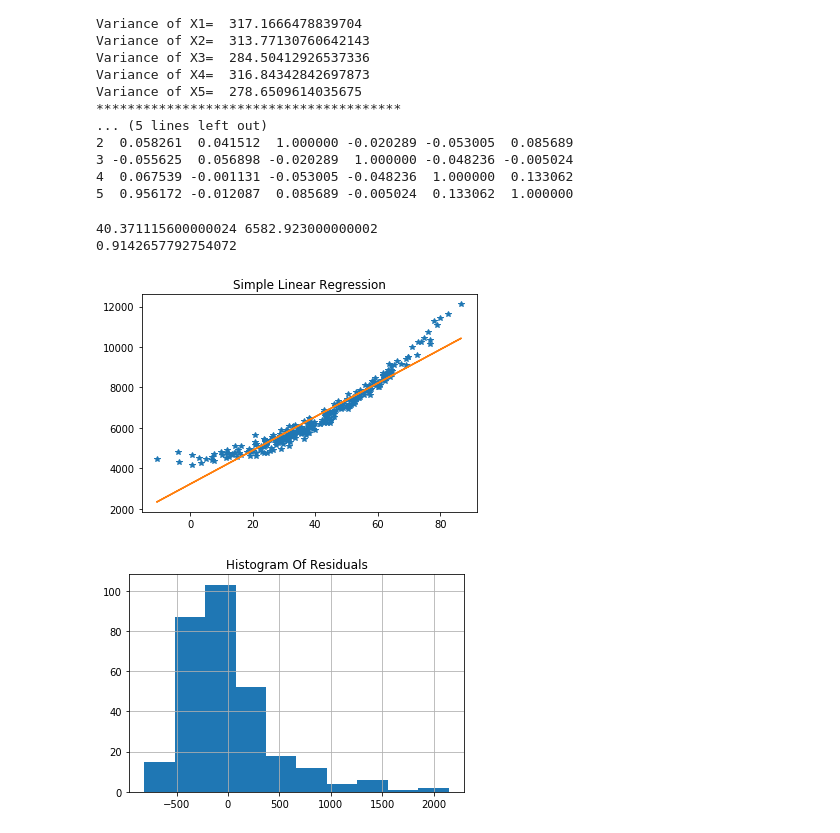
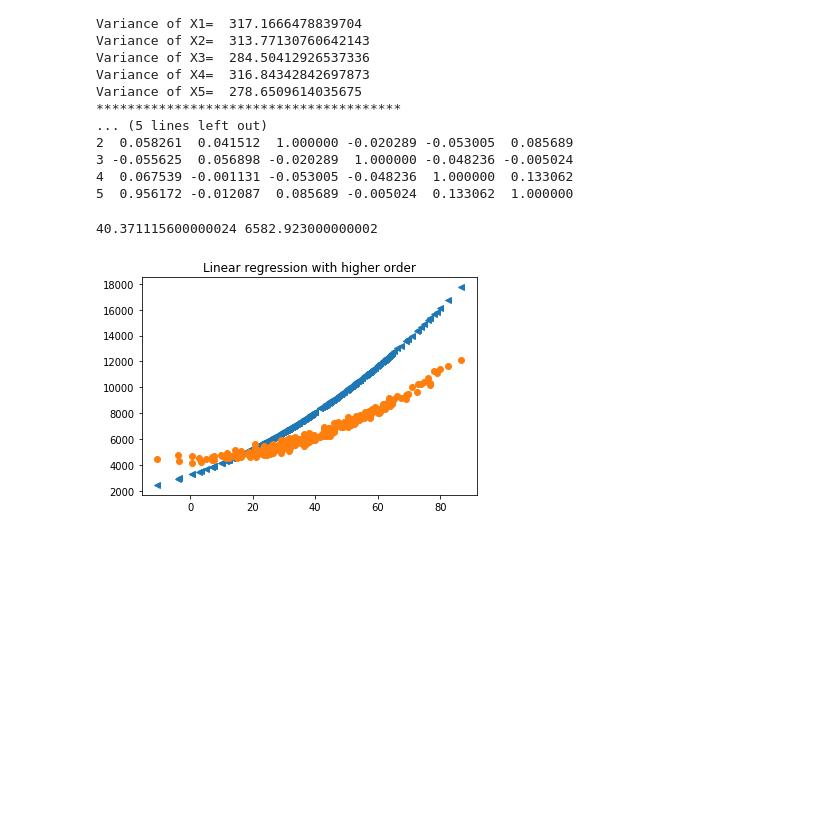
Before and after one commit to kalyanghosh/Linear-Multivariable-Regression, a Jupyter notebook: code/Project2.ipynb, the cells around one changed output. Saved outputs shown, nothing was run; the diff lists cells and outputs as text; code cells hidden in the pictures; blank space fills up the shorter version.

```diff
--- a/code/Project2.ipynb
+++ b/code/Project2.ipynb
@@ -142,39 +147,67 @@ class Simple_Linear_Regression:
         Y_i=a0+(a1*X1)
         e_i=pd.DataFrame(Y-Y_i)
         error_variance=e_i.var()
         #print (error_variance)
 
 
         #***************************************************************#
 
         #2.2 Check the p-values, R**2, and F value to determine if the regression coefficients are significant
 
         ssreg = np.sum((Y_i-meanY)**2)   # or sum([ (yihat - ybar)**2 for yihat in yhat])
         sstot = np.sum((Y - meanY)**2)    # or sum([ (yi - ybar)**2 for yi in y])
         R_squared = ssreg / sstot
 
-        print (R_squared)
+        #print (R_squared)
 
         #***************************************************************#
 
         #2.3 Plotting a Simple Linear Regression Model
 
-        plt.plot(X1,Y,'*')
-        plt.plot(X1,Y_i, '-')
-        plt.title("Simple Linear Regression")
+        #plt.plot(X1,Y,'+')
+        #plt.plot(X1,Y_i, '-')
+        #plt.title("Simple Linear Regression")
 
         #***************************************************************#
 
         #2.4 i > Draw histogram of the residuals
-        e_i.hist()
-        plt.title("Histogram Of Residuals")
+        #e_i.hist()
+        #plt.title("Histogram Of Residuals")
+
+        #***************************************************************#
+
+        #2.7 > Use a higher-order polynomial regression, i.e., Y = a0 + a1X + a2X2 + ε, to see if it gives better results
+
+        # a2=(Sx^2y)(Sxx)-(Sxy)(Sxx^2)/((Sxx)(Sx^2x^2)-(Sxx^2)^2)
+        Sxx=np.mean((X1_i_minus_meanX1)**2)
+        Sxy=np.mean((X1_i_minus_meanX1)*(Y_i_minus_meanY))
+
+        X1_squared=X1**2;
+        X1_squared_mean=np.mean(X1_squared)
+        X1_squared_minus_mean_X1_squared=X1_squared.subtract(X1_squared_mean)
+
+        Sxx2=np.mean((X1_i_minus_meanX1)*(X1_squared_minus_mean_X1_squared))
+
+        Sx2x2=np.mean(X1_squared_minus_mean_X1_squared**2)
+
+        Sx2y=np.mean((X1_squared_minus_mean_X1_squared)*Y_i_minus_meanY)
+
+        a2=((Sx2y*Sxx)-(Sxy*Sxx2))/((Sxx*Sx2x2)-((Sxx2)**2))
+
+        #print ("a2 coeffecient=",a2)
+
+        Y_i_high_order=a0+X1.multiply(a1)+(X1**2).multiply(a2)
+        #print (Y_i_high_order)
+        fig, ax = plt.subplots(1, 1, figsize=(6, 4))
+        ax.plot(X1,Y_i_high_order, '<')
+        ax.plot(X1,Y, 'o')
+        plt.title("Linear regression with higher order")
+
 
 
 
 obj=Simple_Linear_Regression(file_to_open)
 obj.linear_regression()
 # %% [output]
 40.371115600000024 6582.923000000002
-0.9142657792754072
-[figure, old version]
+[figure, new version]
-[figure, removed]
```
Also changed, not shown: parts of 2 cells of this notebook.
